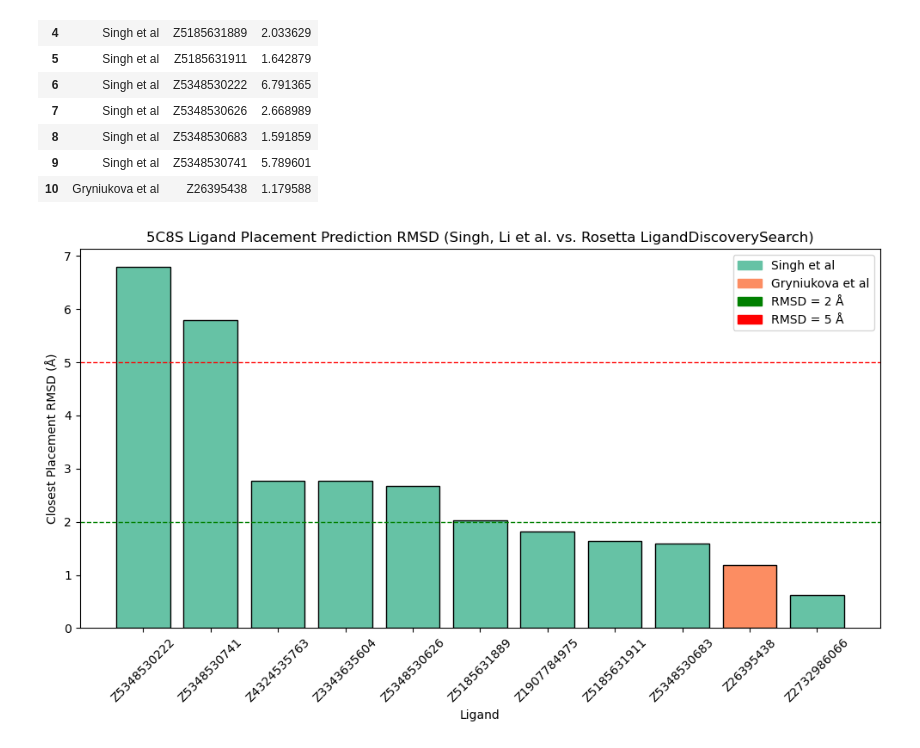
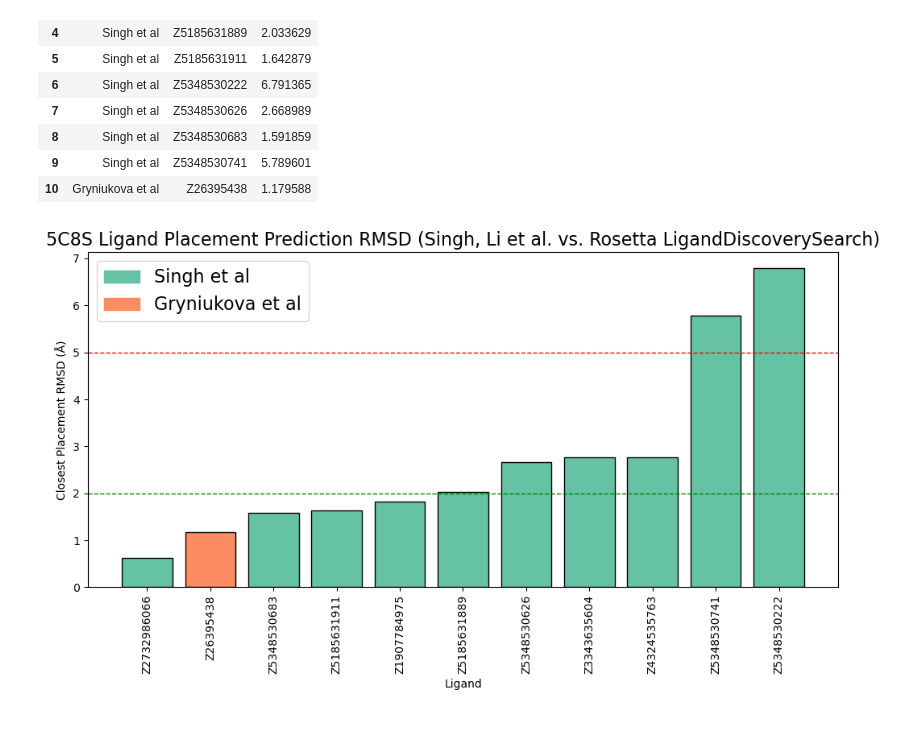
Before and after one commit to toadlover/ginsparg_thymelab_thesis, a Jupyter notebook: jupyter_notebooks/figure_making/5c8s_ligands_best_rmsd_visualization.ipynb, the cells around one changed output. Cells and saved outputs as stored; diff of their text form; code cells hidden in the pictures.

Commit message:
improving readability of graphs

```diff
--- a/jupyter_notebooks/figure_making/5c8s_ligands_best_rmsd_visualization.ipynb
+++ b/jupyter_notebooks/figure_making/5c8s_ligands_best_rmsd_visualization.ipynb
@@ -22,7 +22,7 @@ df
 | 10 | Gryniukova et al | Z26395438 | 1.179588 |
 # %%
 #sort
-df = df.sort_values(by="rmsd", ascending=False)
+df = df.sort_values(by="rmsd")
 # %%
 # Assign colors based on publication using seaborn's color palette
 publications = df["publication"].unique()
@@ -32,29 +32,28 @@ bar_colors = df["publication"].map(color_map)
 # %%
 # Create the bar plot
 plt.figure(figsize=(10, 6))
 plt.bar(df["ligand"], df["rmsd"], color=bar_colors, edgecolor="black")
 
 # Labeling
 plt.xlabel("Ligand")
 plt.ylabel("Closest Placement RMSD (Å)")
-plt.title("5C8S Ligand Placement Prediction RMSD (Singh, Li et al. vs. Rosetta LigandDiscoverySearch)")
-plt.xticks(rotation=45, ha="center")
+plt.title("5C8S Ligand Placement Prediction RMSD (Singh, Li et al. vs. Rosetta LigandDiscoverySearch)", fontsize='16')
+plt.xticks(rotation=90, ha="center")
 # Horizontal cutoff lines
 plt.axhline(y=2, color='green', linestyle='--', linewidth=1, label='RMSD = 2 Å')
 plt.axhline(y=5, color='red', linestyle='--', linewidth=1, label='RMSD = 5 Å')
 
 # Custom legend for publications
 from matplotlib.patches import Patch
 legend_patches = [Patch(color=color_map[pub], label=pub) for pub in publications]
-plt.legend(handles=legend_patches + [  # Add the RMSD cutoff lines to the legend
-    Patch(color='green', label='RMSD = 2 Å'),
-    Patch(color='red', label='RMSD = 5 Å')],
-    loc='upper right'
+plt.legend(handles=legend_patches,
+    loc='upper left',
+    fontsize='16'
 )
 
 plt.tight_layout()
 
 # Show the plot
 plt.show()
 # %% [output]
-[figure, old version]
+[figure, new version]
```
Also changed, not shown: 1 other file.
